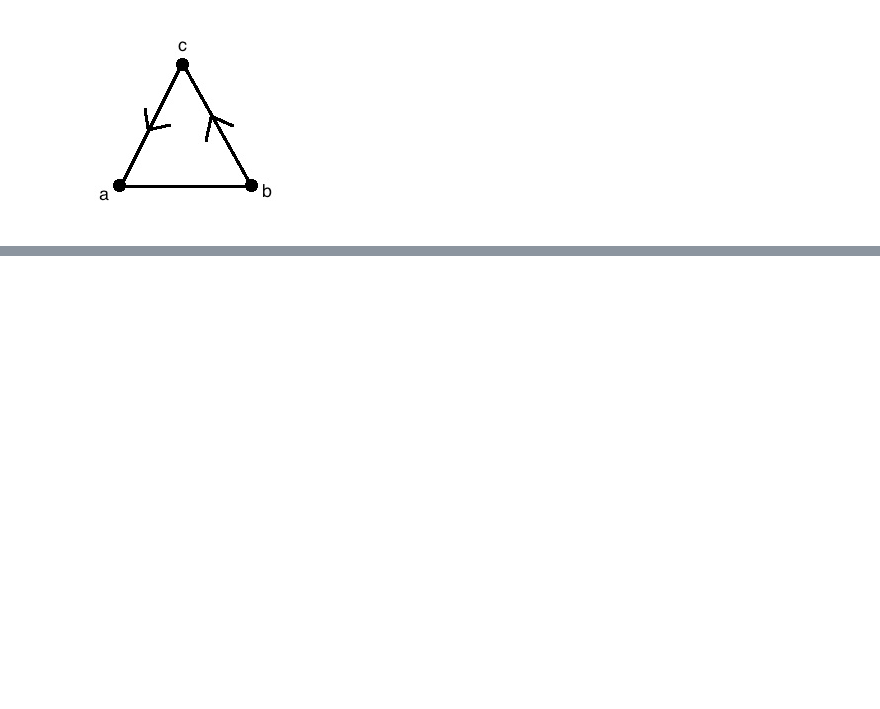
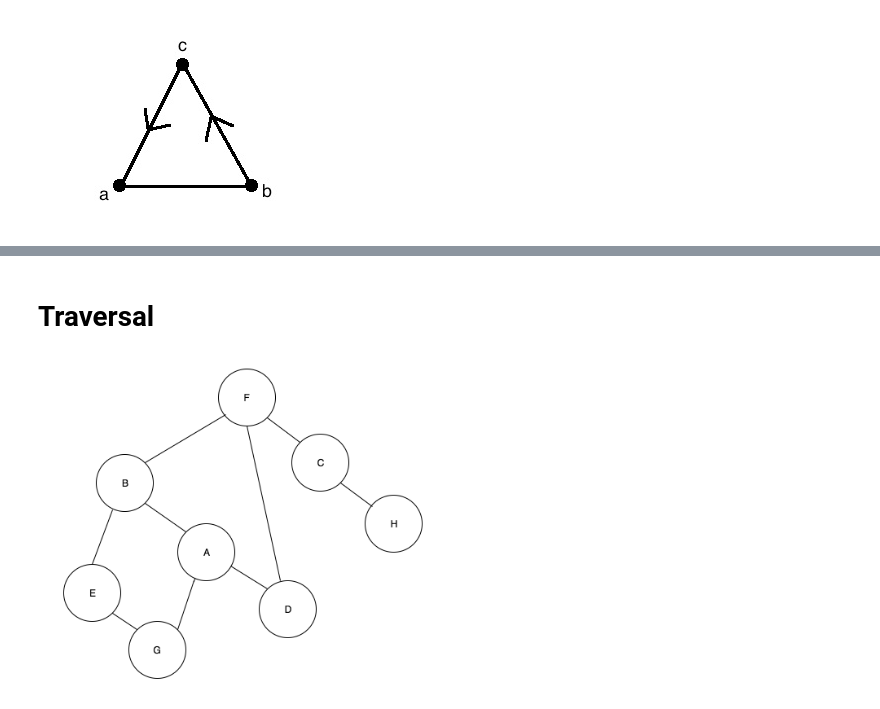
Before and after one commit to gpetepg/data_structures_algorithms, a Jupyter notebook: graphs/graphs.ipynb, the cells around one changed output, grey strips where cells are left out. Cells and saved outputs as stored; diff of their text form; code cells hidden in the pictures; blank space fills up the shorter version.

```diff
--- a/graphs/graphs.ipynb
+++ b/graphs/graphs.ipynb
@@ -64,0 +298,6 @@ Image(filename='mixed_graph.png')
+# %% [markdown]
+# Traversal
+# %%
+Image(filename='search.png', width=400, height=400)
+# %% [output]
+[figure, added]
```
Also changed, not shown: parts of 23 cells of this notebook, 3 other files.
